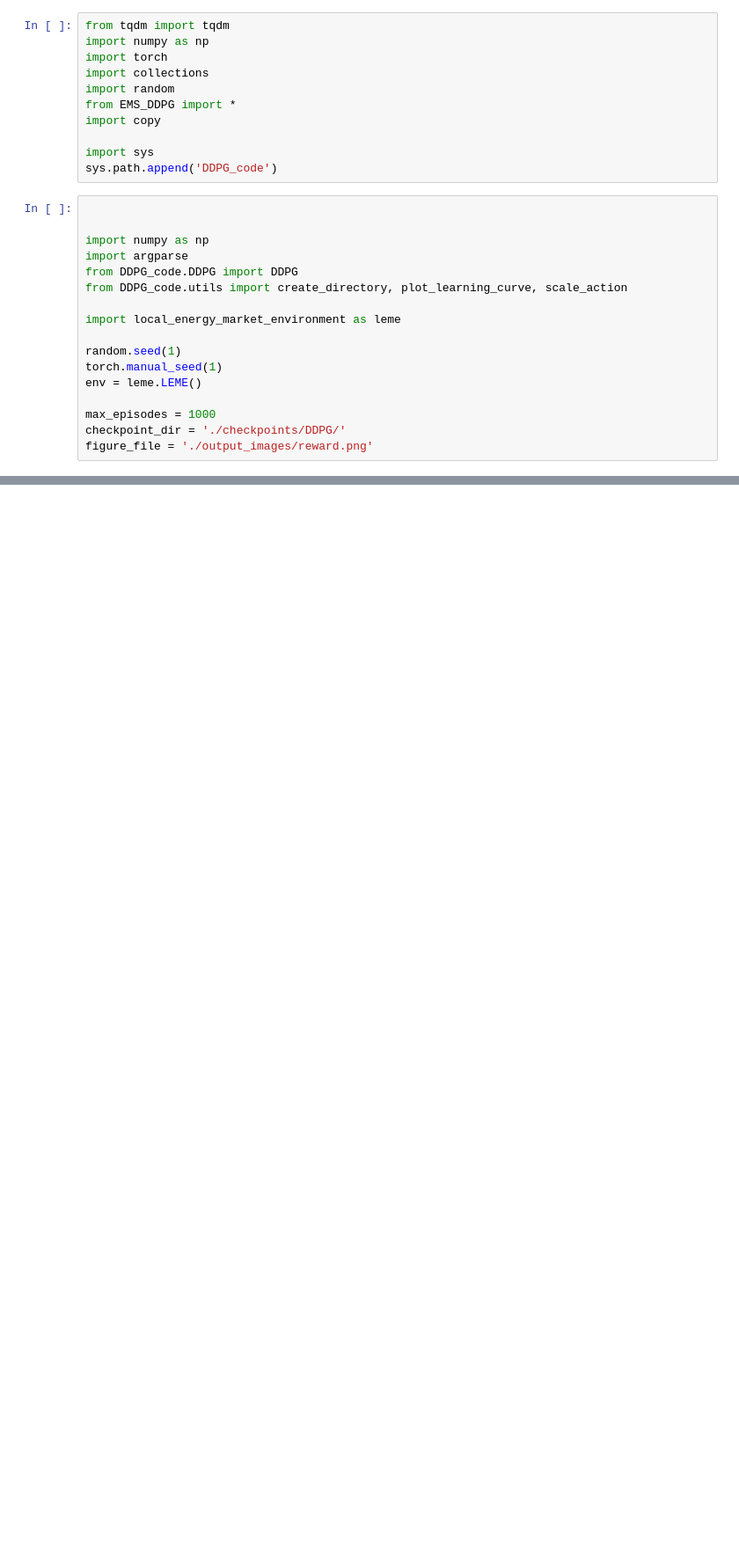
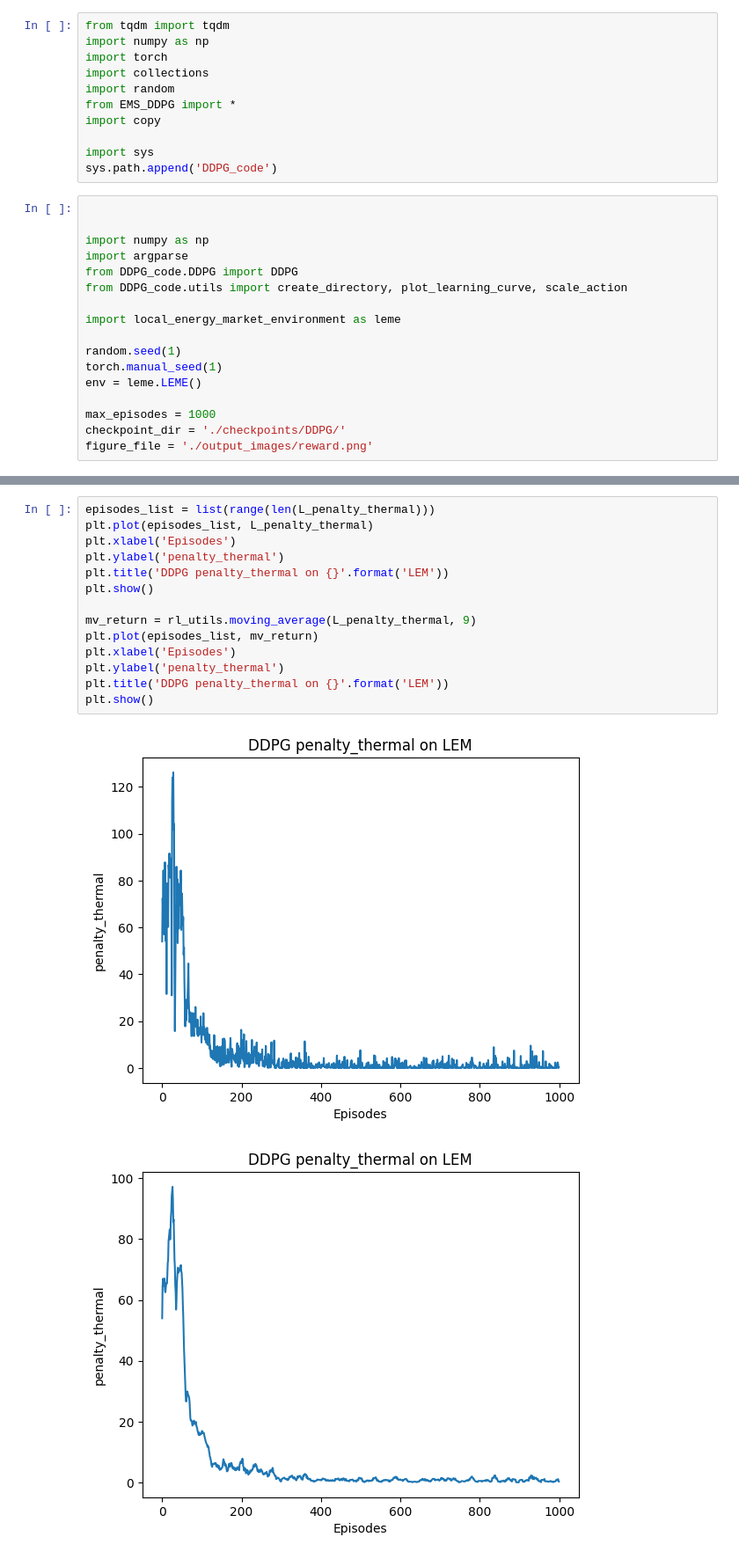
Before and after one commit to Olgird/LEMEnvironment, a Jupyter notebook: simulate_3.ipynb, the cells around one changed output, grey strips where cells are left out. Shown: that part at 88% size. Cells and saved outputs as stored; diff of their text form; blank space fills up the shorter version.

```diff
--- a/simulate_3.ipynb
+++ b/simulate_3.ipynb
@@ -100,0 +170,17 @@ FileNotFoundError: [Errno 2] No such file or directory: './output_images/reward.
+# %%
+episodes_list = list(range(len(L_penalty_thermal)))
+plt.plot(episodes_list, L_penalty_thermal)
+plt.xlabel('Episodes')
+plt.ylabel('penalty_thermal')
+plt.title('DDPG penalty_thermal on {}'.format('LEM'))
+plt.show()
+
+mv_return = rl_utils.moving_average(L_penalty_thermal, 9)
+plt.plot(episodes_list, mv_return)
+plt.xlabel('Episodes')
+plt.ylabel('penalty_thermal')
+plt.title('DDPG penalty_thermal on {}'.format('LEM'))
+plt.show()
+# %% [output]
+[figure, added]
+[figure, added]
```
Also changed, not shown: parts of 7 cells of this notebook, 27 other files.
